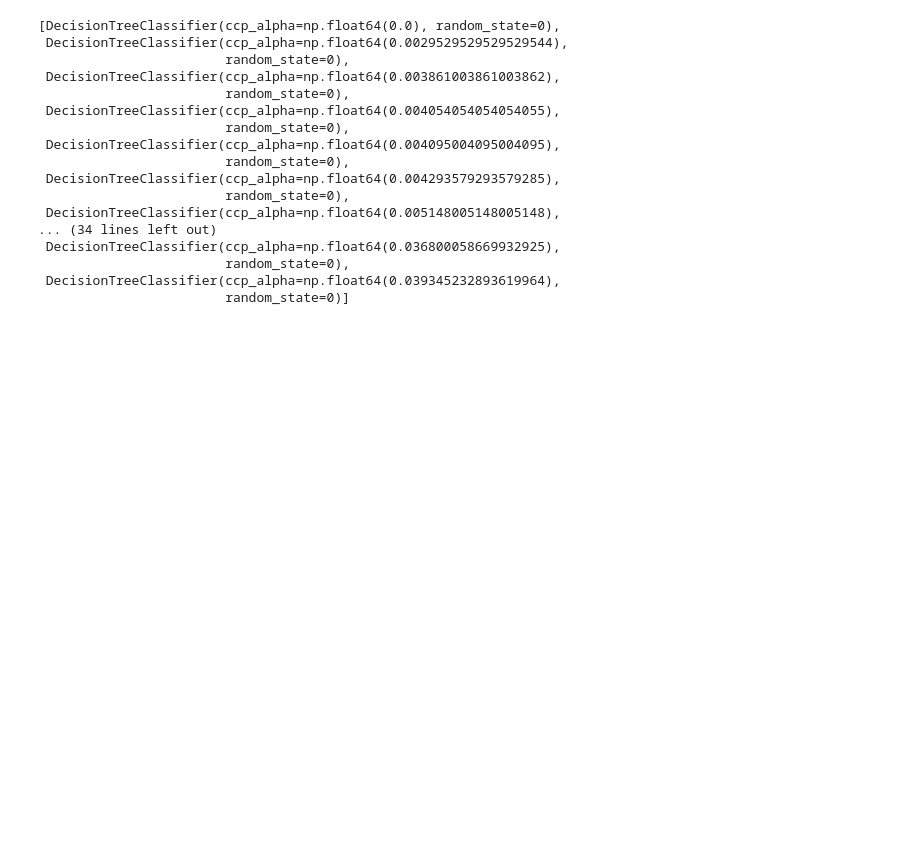
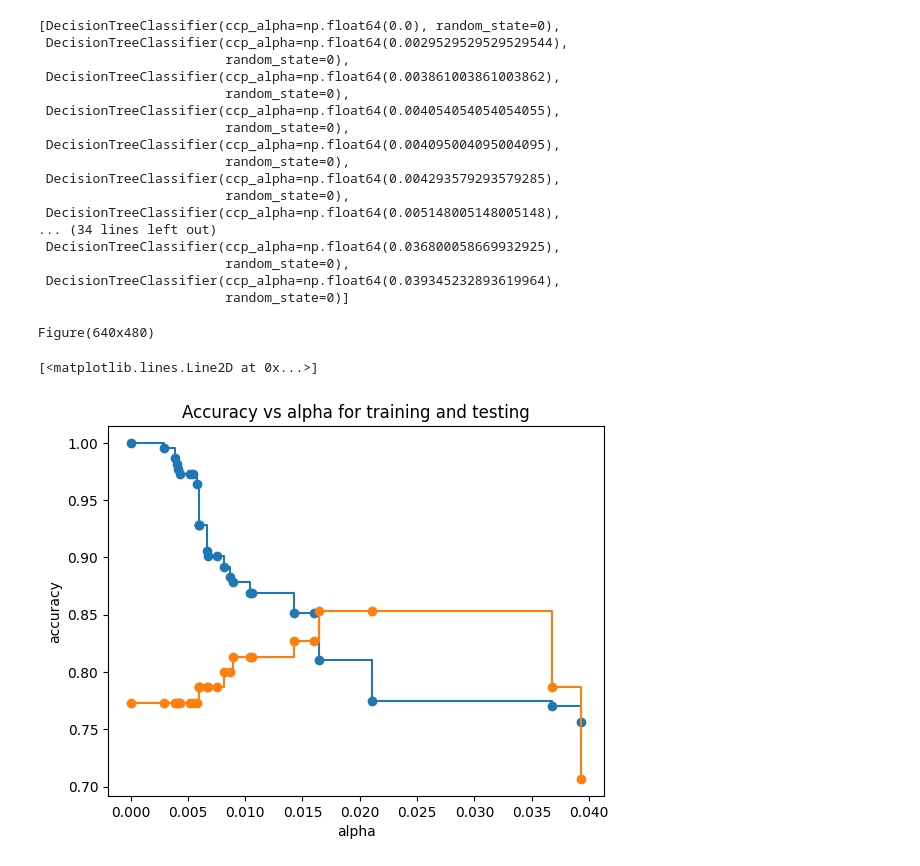
Before and after one commit to Niranjan683/MLprojects, a Jupyter notebook: decision_tree/DT_bystat.ipynb, the cells around one changed output. Cells and saved outputs as stored; diff of their text form; code cells hidden in the pictures; blank space fills up the shorter version.

```diff
--- a/decision_tree/DT_bystat.ipynb
+++ b/decision_tree/DT_bystat.ipynb
@@ -295,3 +302,18 @@ clf_dts
                         random_state=0),
  DecisionTreeClassifier(ccp_alpha=np.float64(0.039345232893619964),
                         random_state=0)]
+# %%
+train_scores = [clf_dt.score(X_train,y_train) for clf_dt in clf_dts]
+test_scores = [clf_dt.score(X_test, y_test) for clf_dt in clf_dts]
+
+fig, ax=plt.subplots()
+print(fig)
+ax.set_xlabel("alpha")
+ax.set_ylabel('accuracy')
+ax.set_title("Accuracy vs alpha for training and testing")
+ax.plot(ccp_alphas,train_scores, marker='o', label='trian', drawstyle = 'steps-post')
+ax.plot(ccp_alphas,test_scores, marker='o', label='test', drawstyle = 'steps-post')
+# %% [output]
+Figure(640x480)
+[<matplotlib.lines.Line2D at 0x...>]
+[figure, added]
```
Also changed, not shown: parts of 6 cells of this notebook, 3 other files.
